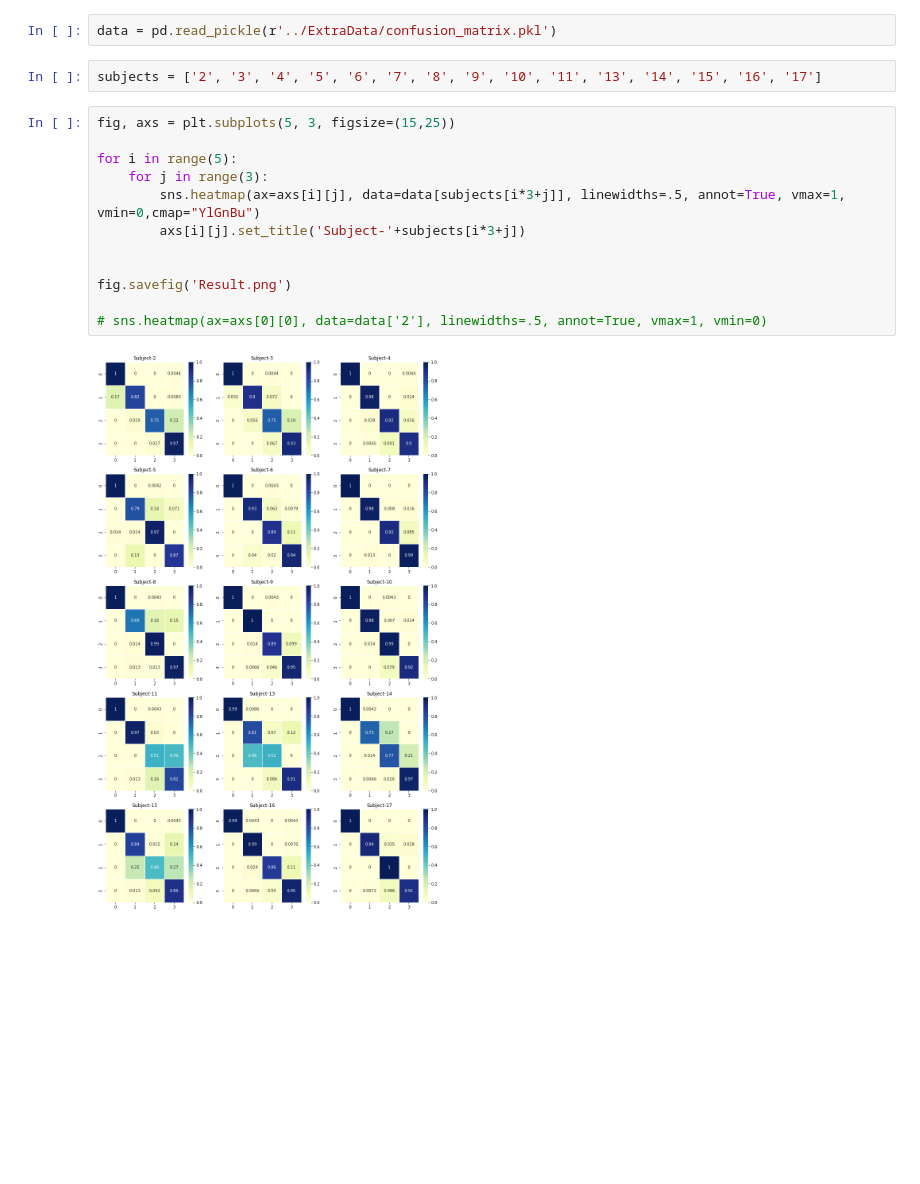
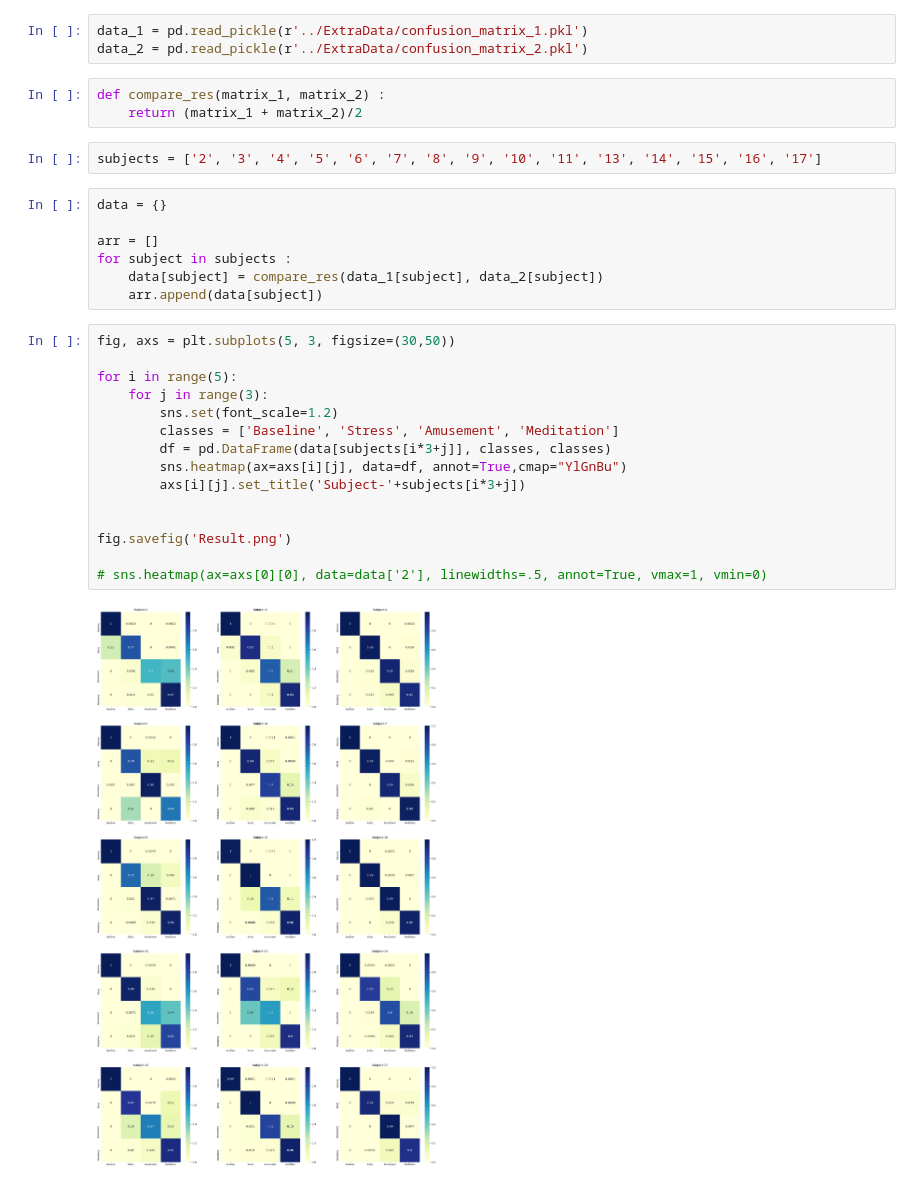
Before and after one commit to subho-13/StressDetection, a Jupyter notebook: Experiments/Visualisation.ipynb, the cells around one changed output. Cells and saved outputs as stored; diff of their text form; blank space fills up the shorter version.

```diff
--- a/Experiments/Visualisation.ipynb
+++ b/Experiments/Visualisation.ipynb
@@ -3,23 +3,37 @@ import pandas as pd
 import matplotlib.pyplot as plt
 import seaborn as sns
 # %%
-data = pd.read_pickle(r'../ExtraData/confusion_matrix.pkl')
+data_1 = pd.read_pickle(r'../ExtraData/confusion_matrix_1.pkl')
+data_2 = pd.read_pickle(r'../ExtraData/confusion_matrix_2.pkl')
+# %%
+def compare_res(matrix_1, matrix_2) :
+    return (matrix_1 + matrix_2)/2
 # %%
 subjects = ['2', '3', '4', '5', '6', '7', '8', '9', '10', '11', '13', '14', '15', '16', '17']
+# %%
+data = {}
+
+arr = []
+for subject in subjects :
+    data[subject] = compare_res(data_1[subject], data_2[subject])
+    arr.append(data[subject])
 # %%
-fig, axs = plt.subplots(5, 3, figsize=(15,25))
+fig, axs = plt.subplots(5, 3, figsize=(30,50))
 
 for i in range(5):
     for j in range(3):
-        sns.heatmap(ax=axs[i][j], data=data[subjects[i*3+j]], linewidths=.5, annot=True, vmax=1, vmin=0,cmap="YlGnBu")
+        sns.set(font_scale=1.2)
+        classes = ['Baseline', 'Stress', 'Amusement', 'Meditation']
+        df = pd.DataFrame(data[subjects[i*3+j]], classes, classes)
+        sns.heatmap(ax=axs[i][j], data=df, annot=True,cmap="YlGnBu")
         axs[i][j].set_title('Subject-'+subjects[i*3+j])
 
 
 fig.savefig('Result.png')
 
 # sns.heatmap(ax=axs[0][0], data=data['2'], linewidths=.5, annot=True, vmax=1, vmin=0)
 # %% [output]
-[figure, old version]
+[figure, new version]
 # %%
 ax = sns.heatmap(data['2'], linewidths=.5, annot=True, vmax=1, vmin=0)
 # %% [output]
```
Also changed, not shown: parts of 3 cells of this notebook, 8 other files.
